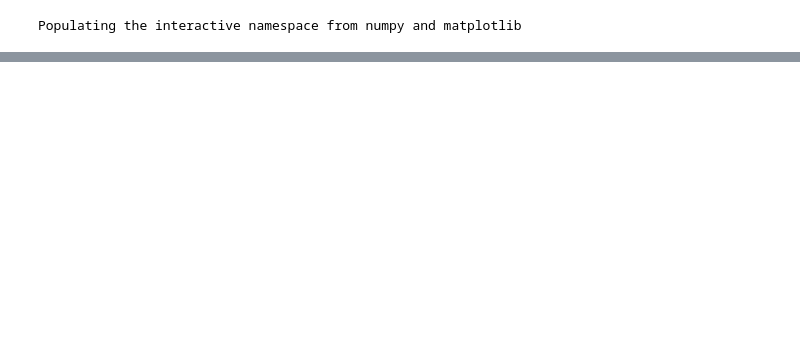
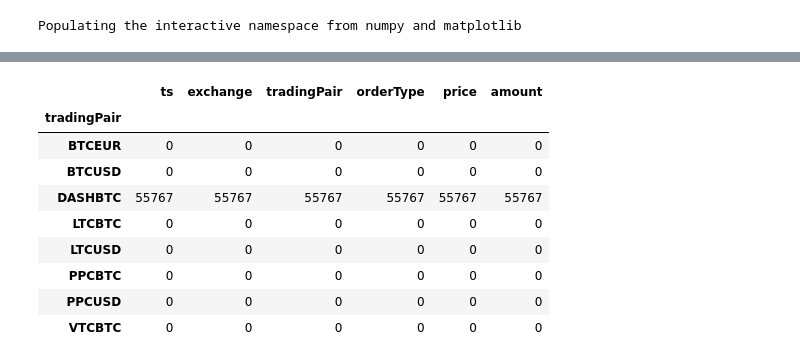
Before and after one commit to ehrlichja/arb, a Jupyter notebook: data/s3.ipynb, the cells around one changed output, grey strips where cells are left out. Cells and saved outputs as stored; diff of their text form; code cells hidden in the pictures; blank space fills up the shorter version.

```diff
--- a/data/s3.ipynb
+++ b/data/s3.ipynb
@@ -82,3 +146,16 @@ Name: price, dtype: float64
+# %%
+data.where(data.exchange == "BITTREX").groupby(data.tradingPair).count()
+# %% [output]
+|  | ts | exchange | tradingPair | orderType | price | amount |
+| tradingPair |  |  |  |  |  |  |
+| BTCEUR | 0 | 0 | 0 | 0 | 0 | 0 |
+| BTCUSD | 0 | 0 | 0 | 0 | 0 | 0 |
+| DASHBTC | 55767 | 55767 | 55767 | 55767 | 55767 | 55767 |
+| LTCBTC | 0 | 0 | 0 | 0 | 0 | 0 |
+| LTCUSD | 0 | 0 | 0 | 0 | 0 | 0 |
+| PPCBTC | 0 | 0 | 0 | 0 | 0 | 0 |
+| PPCUSD | 0 | 0 | 0 | 0 | 0 | 0 |
+| VTCBTC | 0 | 0 | 0 | 0 | 0 | 0 |
 # %%
 data['dt'] = pd.to_datetime(data['ts']/1000,unit='s')
 data.where(data.tradingPair == "PPCBTC").where(data.orderType == "BUY")[['dt', 'price']].plot(figsize=(10, 8))
```
Also changed, not shown: parts of 11 cells of this notebook, 4 other files.
